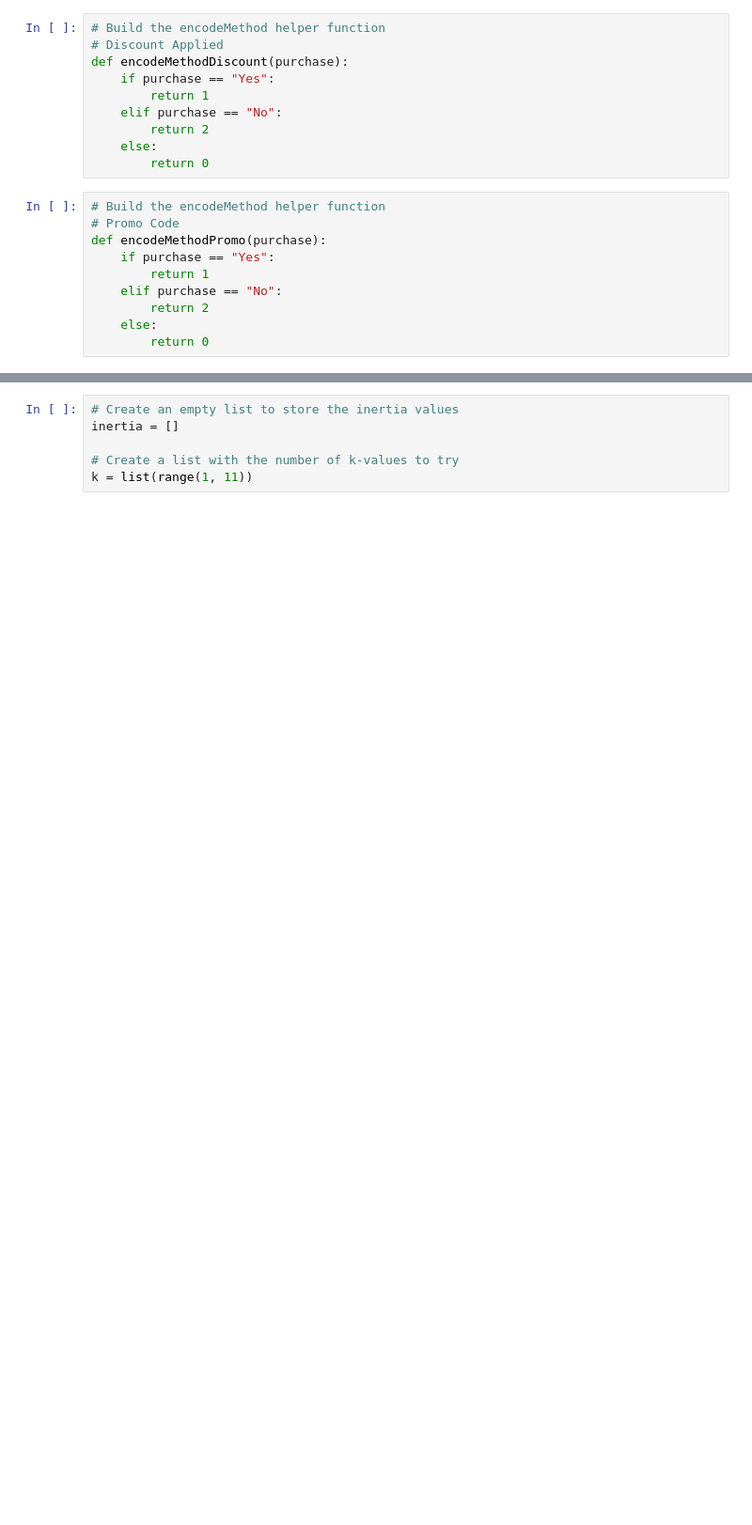
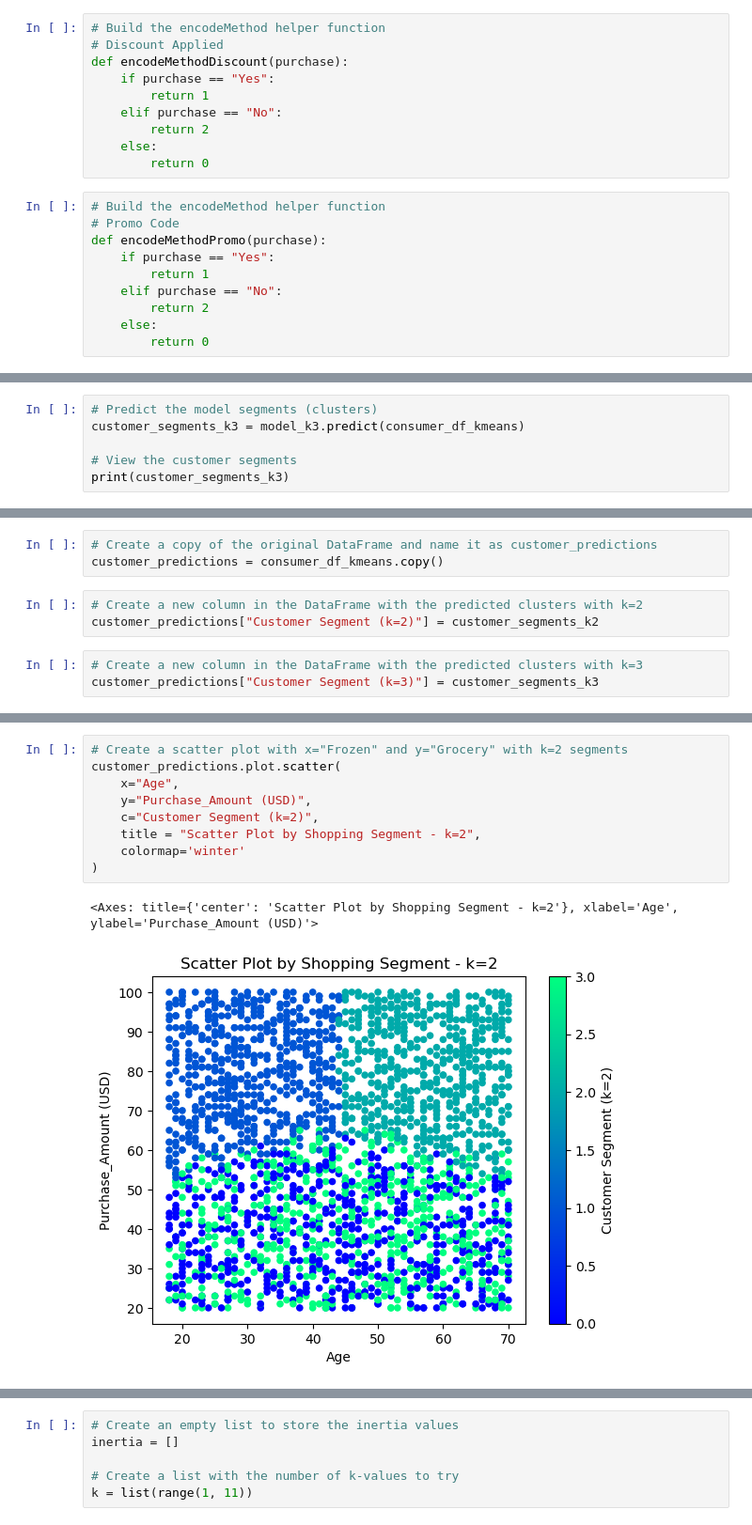
Before and after one commit to kylekerner/project2, a Jupyter notebook: project2.ipynb, the cells around one changed output, grey strips where cells are left out. Shown: that part at 94% size. Cells and saved outputs as stored; diff of their text form; blank space fills up the shorter version.

Commit message:
add code for data exploration

```diff
--- a/project2.ipynb
+++ b/project2.ipynb
@@ -407,0 +258,6 @@ consumer_df.info()
+# %%
+# Predict the model segments (clusters)
+customer_segments_k3 = model_k3.predict(consumer_df_kmeans)
+
+# View the customer segments
+print(customer_segments_k3)
@@ -407,0 +266,9 @@ consumer_df.info()
+# %%
+# Create a copy of the original DataFrame and name it as customer_predictions
+customer_predictions = consumer_df_kmeans.copy()
+# %%
+# Create a new column in the DataFrame with the predicted clusters with k=2
+customer_predictions["Customer Segment (k=2)"] = customer_segments_k2
+# %%
+# Create a new column in the DataFrame with the predicted clusters with k=3
+customer_predictions["Customer Segment (k=3)"] = customer_segments_k3
@@ -407,0 +285,12 @@ consumer_df.info()
+# %%
+# Create a scatter plot with x="Frozen" and y="Grocery" with k=2 segments
+customer_predictions.plot.scatter(
+    x="Age",
+    y="Purchase_Amount (USD)",
+    c="Customer Segment (k=2)",
+    title = "Scatter Plot by Shopping Segment - k=2",
+    colormap='winter'
+)
+# %% [output]
+<Axes: title={'center': 'Scatter Plot by Shopping Segment - k=2'}, xlabel='Age', ylabel='Purchase_Amount (USD)'>
+[figure, added]
```
Also changed, not shown: parts of 36 cells of this notebook, 1 other file.
